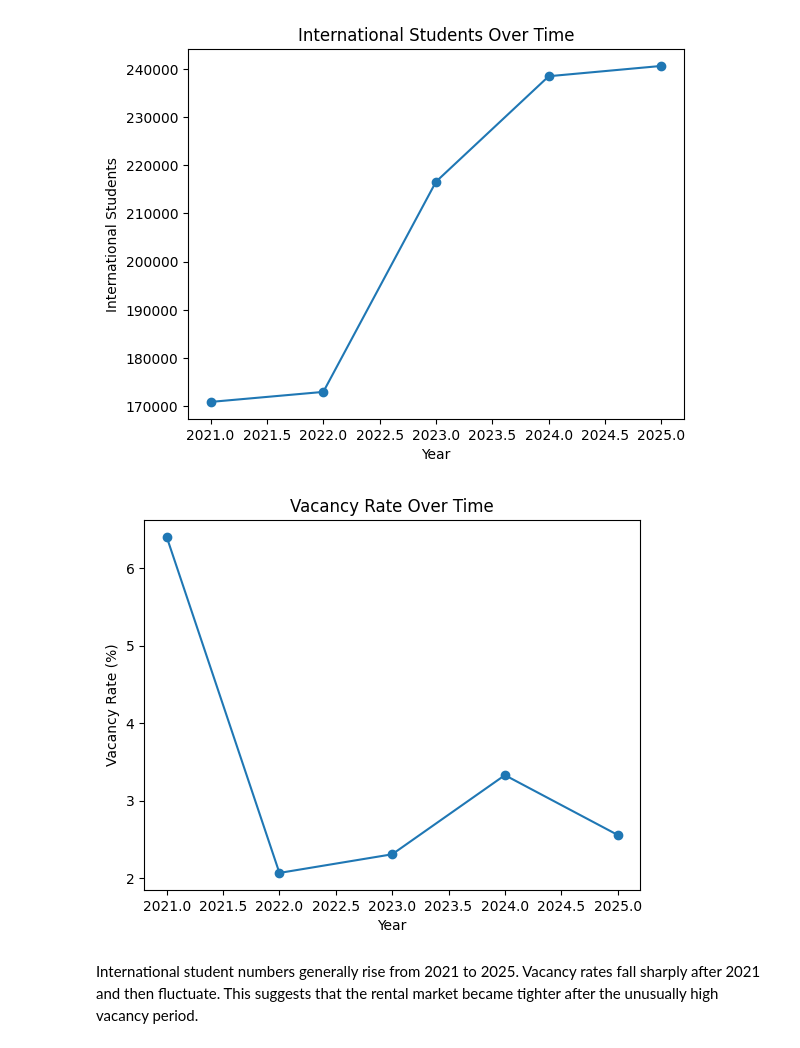
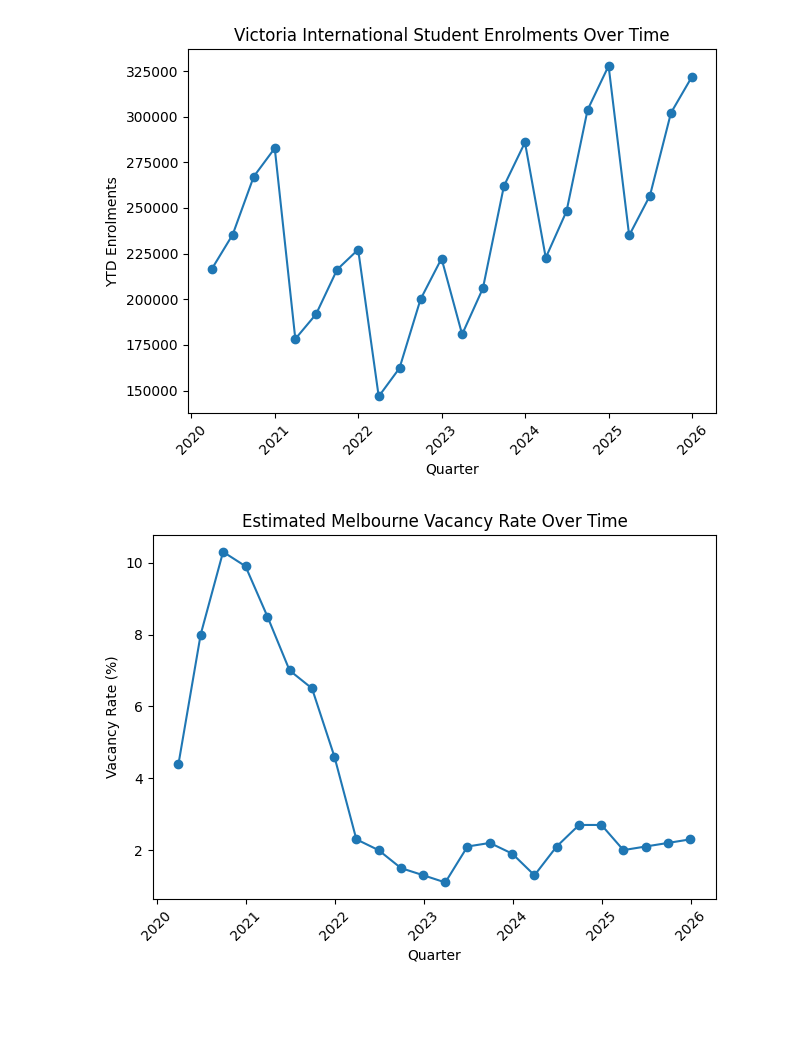
Before and after one commit to qdin0003/ECC3479-project, a Jupyter notebook: code/eda.ipynb, the cells around one changed output. Drawn from its saved outputs; the diff is of its cells as text; code cells hidden in the pictures; blank space fills up the shorter version.

Commit message:
Update EDA with quarterly student vacancy data

```diff
--- a/code/eda.ipynb
+++ b/code/eda.ipynb
@@ -1,6 +1,7 @@
 # %%
 import pandas as pd
 
-df = pd.read_csv("../data/clean/clean_data.csv")
-df
+df = pd.read_csv("../data/clean/quarterly_student_vacancy_2020_2025.csv")
+
+df.head()
 # %% [output]
@@ -44,21 +53,25 @@ This confirms that the dataset is suitable for exploratory analysis, although co
+# %%
+import matplotlib.pyplot as plt
+
+df["quarter_end_date"] = pd.to_datetime(df["quarter_end_date"])
 # %%
-import matplotlib.pyplot as plt
-
-plt.plot(df["year"], df["international_students"], marker="o")
-plt.title("International Students Over Time")
-plt.xlabel("Year")
-plt.ylabel("International Students")
+plt.plot(df["quarter_end_date"], df["vic_ytd_enrolments"], marker="o")
+plt.title("Victoria International Student Enrolments Over Time")
+plt.xlabel("Quarter")
+plt.ylabel("YTD Enrolments")
+plt.xticks(rotation=45)
+plt.tight_layout()
 plt.show()
 # %% [output]
-[figure, old version]
+[figure, new version]
 # %%
-plt.plot(df["year"], df["vacancy_rate"], marker="o")
-plt.title("Vacancy Rate Over Time")
-plt.xlabel("Year")
+plt.plot(df["quarter_end_date"], df["estimated_melbourne_vacancy_rate_pct"], marker="o")
+plt.title("Estimated Melbourne Vacancy Rate Over Time")
+plt.xlabel("Quarter")
 plt.ylabel("Vacancy Rate (%)")
+plt.xticks(rotation=45)
+plt.tight_layout()
 plt.show()
 # %% [output]
-[figure, old version]
+[figure, new version]
-# %% [markdown]
-International student numbers generally rise from 2021 to 2025. Vacancy rates fall sharply after 2021 and then fluctuate. This suggests that the rental market became tighter after the unusually high vacancy period.
 # %%
```
Also changed, not shown: parts of 10 cells of this notebook, 5 other files.
